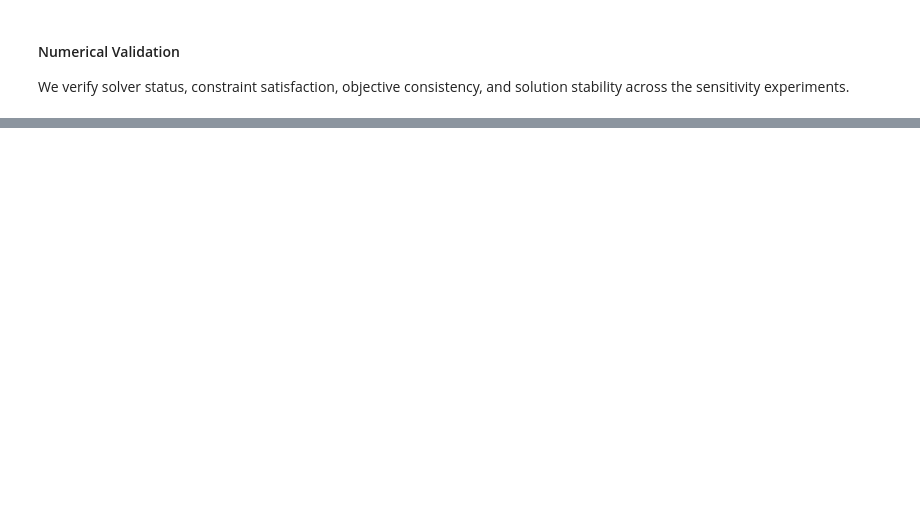
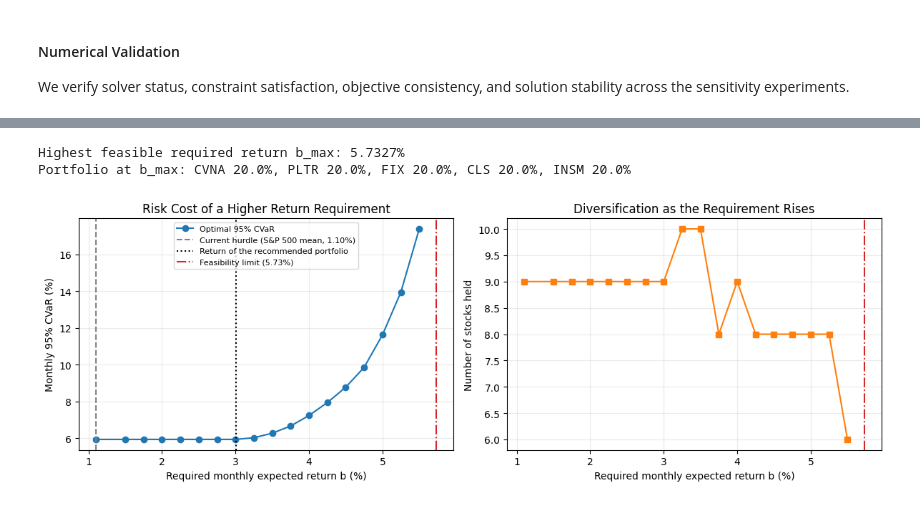
Before and after one commit to ma-benjamin/IEOR4004-Optimization-Project, a Jupyter notebook: model.ipynb, the cells around one changed output, grey strips where cells are left out. Saved outputs shown, nothing was run; the diff lists cells and outputs as text; code cells hidden in the pictures; blank space fills up the shorter version.

```diff
--- a/model.ipynb
+++ b/model.ipynb
@@ -597,0 +953,48 @@ Maximum solver MIP gap: 0.000002
+# %%
+m_max = m.copy()
+m_max.Params.OutputFlag = 0
+m_max.remove(m_max.getConstrByName("minimum_return"))
+w_max_vars = [m_max.getVarByName(f"w[{i}]") for i in range(len(tickers))]
+m_max.setObjective(gp.quicksum(mu[i] * w_max_vars[i] for i in range(len(tickers))), GRB.MAXIMIZE)
+m_max.optimize()
+
+b_max = m_max.ObjVal
+w_bmax = np.array([v.X for v in w_max_vars])
+print(f"Highest feasible required return b_max: {b_max:.4%}")
+print("Portfolio at b_max:",
+      ", ".join(f"{t} {x:.1%}" for t, x in zip(tickers, w_bmax) if x > 1e-6))
+# %% [output]
+Highest feasible required return b_max: 5.7327%
+Portfolio at b_max: CVNA 20.0%, PLTR 20.0%, FIX 20.0%, CLS 20.0%, INSM 20.0%
+# %%
+# --- (d) Figure ------------------------------------------------------------
+fig, axes = plt.subplots(1, 2, figsize=(12, 4.2))
+
+ax = axes[0]
+ax.plot(100 * whatif_b["Required return b"], 100 * whatif_b["CVaR 95%"],
+        "o-", color="tab:blue", label="Optimal 95% CVaR")
+ax.axvline(100 * b_baseline, color="grey", linestyle="--",
+           label=f"Current hurdle (S&P 500 mean, {b_baseline:.2%})")
+ax.axvline(100 * whatif_b["Expected return"].iloc[0], color="black", linestyle=":",
+           label="Return of the recommended portfolio")
+ax.axvline(100 * b_max, color="tab:red", linestyle="-.", label=f"Feasibility limit ({b_max:.2%})")
+ax.set_xlabel("Required monthly expected return b (%)")
+ax.set_ylabel("Monthly 95% CVaR (%)")
+ax.set_title("Risk Cost of a Higher Return Requirement")
+ax.legend(fontsize=8)
+ax.grid(alpha=0.25)
+
+ax = axes[1]
+ax.plot(100 * whatif_b["Required return b"], whatif_b["Stocks held"],
+        "s-", color="tab:orange")
+ax.axvline(100 * b_max, color="tab:red", linestyle="-.")
+ax.set_xlabel("Required monthly expected return b (%)")
+ax.set_ylabel("Number of stocks held")
+ax.set_title("Diversification as the Requirement Rises")
+ax.grid(alpha=0.25)
+
+fig.tight_layout()
+fig.savefig("whatif_return_hurdle.png", dpi=200, bbox_inches="tight")
+plt.show()
+# %% [output]
+[figure, added]
```
Also changed, not shown: parts of 28 cells of this notebook, 5 other files.
